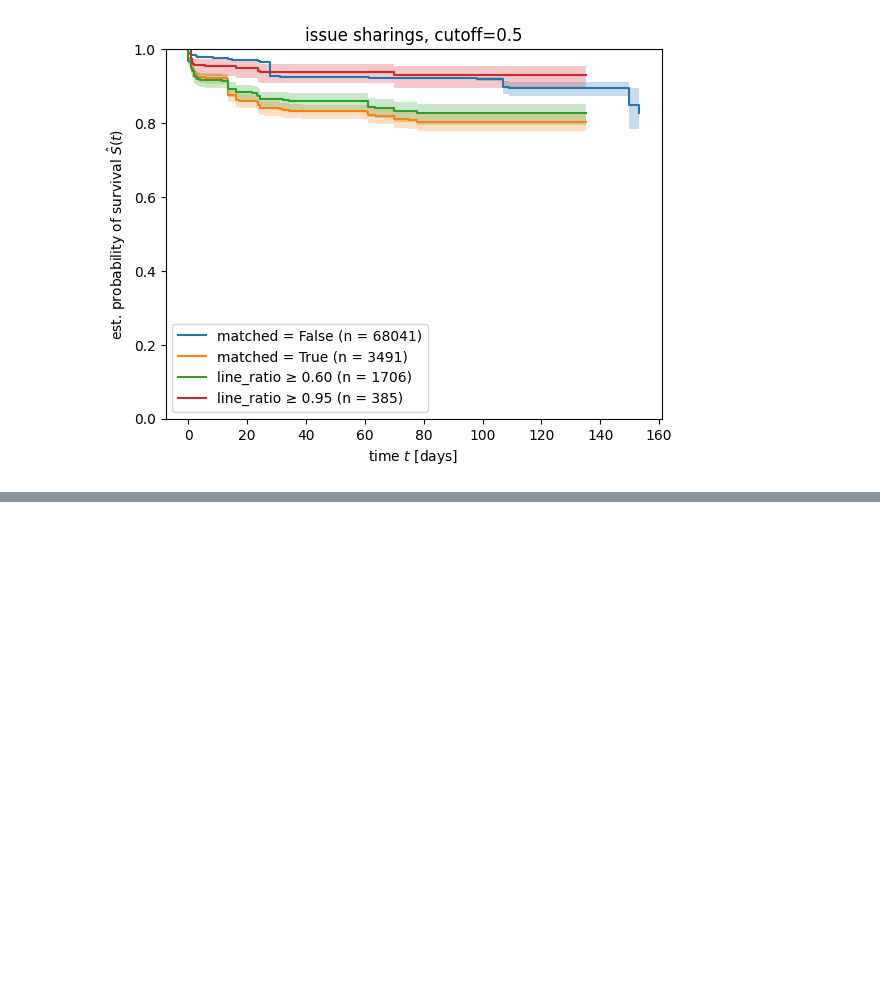
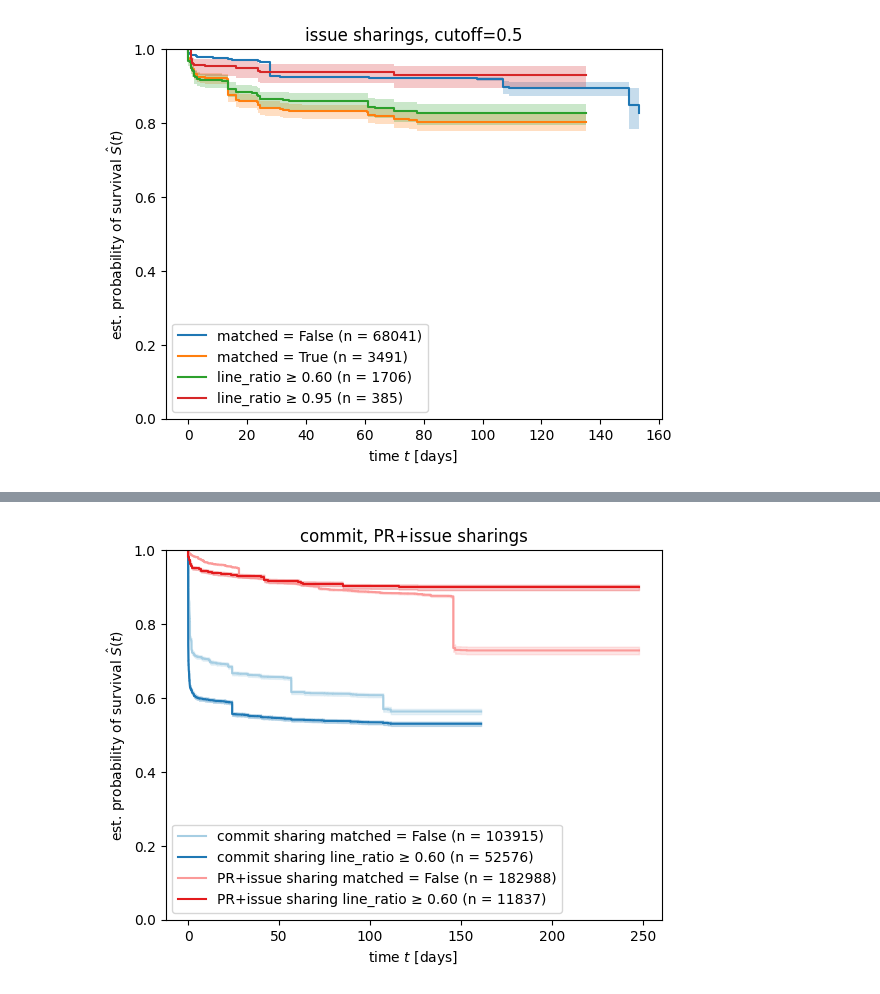
Before and after one commit to ncusi/MSR_Challenge_2024, a Jupyter notebook: notebooks/analyze_changes_survival.ipynb, the cells around one changed output, grey strips where cells are left out. Cells and saved outputs as stored; diff of their text form; code cells hidden in the pictures; blank space fills up the shorter version.

```diff
--- a/notebooks/analyze_changes_survival.ipynb
+++ b/notebooks/analyze_changes_survival.ipynb
@@ -1517,0 +1591,14 @@ plot_lines_survival_matches(df_issue_join, title="issue sharings")
+# %%
+plot_lines_survival_pair(df_commit_join,
+                         title="commit sharing", color_pair_idx=0)
+plot_lines_survival_pair(pd.concat([df_pr_join, df_issue_join]),
+                         title="PR+issue sharing", color_pair_idx=2)
+
+plt.ylim(0, 1)
+plt.ylabel("est. probability of survival $\hat{S}(t)$")
+plt.xlabel("time $t$ [days]")
+plt.title(f"commit, PR+issue sharings")
+plt.legend(loc="best")
+plt.show()
+# %% [output]
+[figure, added]
```
Also changed, not shown: parts of 9 cells of this notebook.
